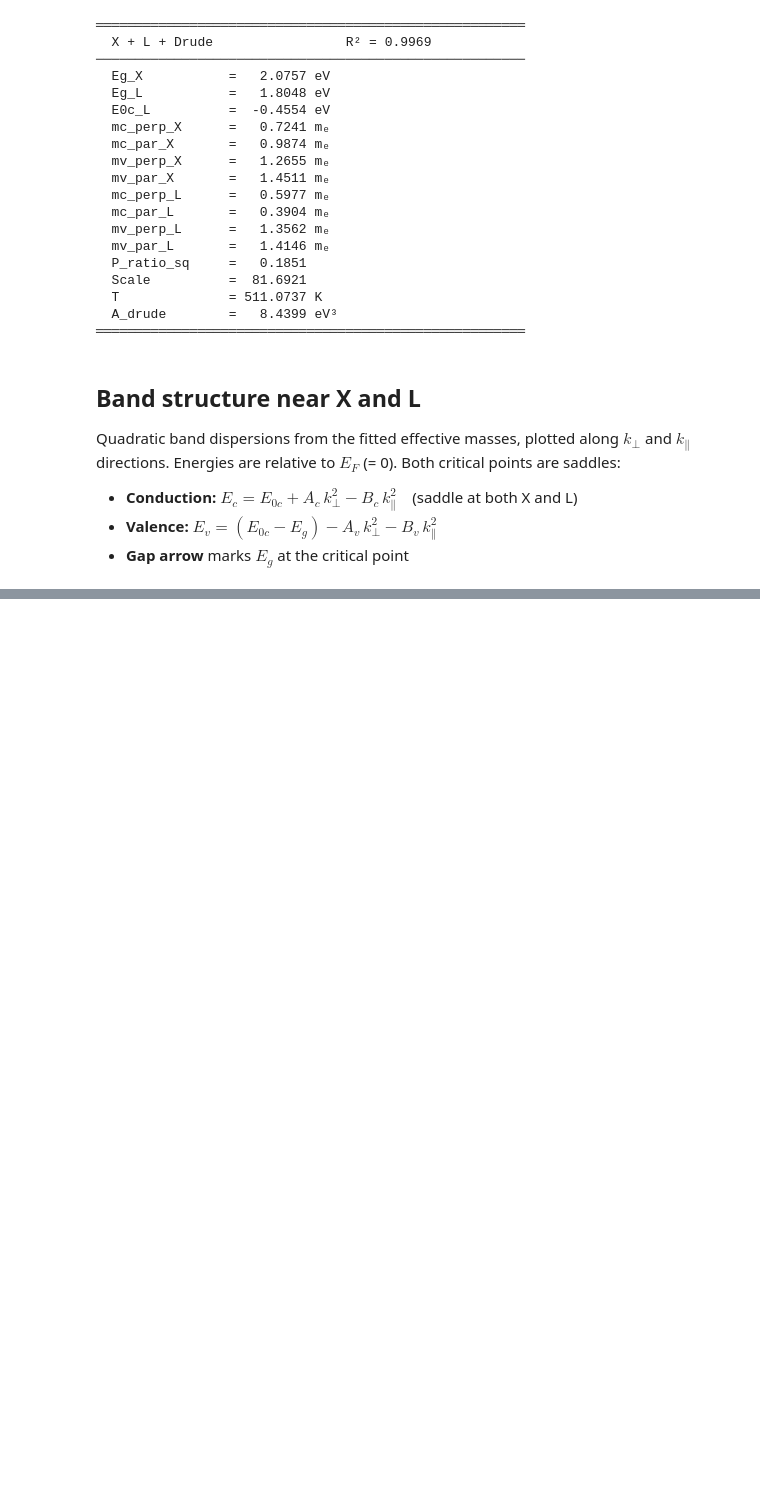
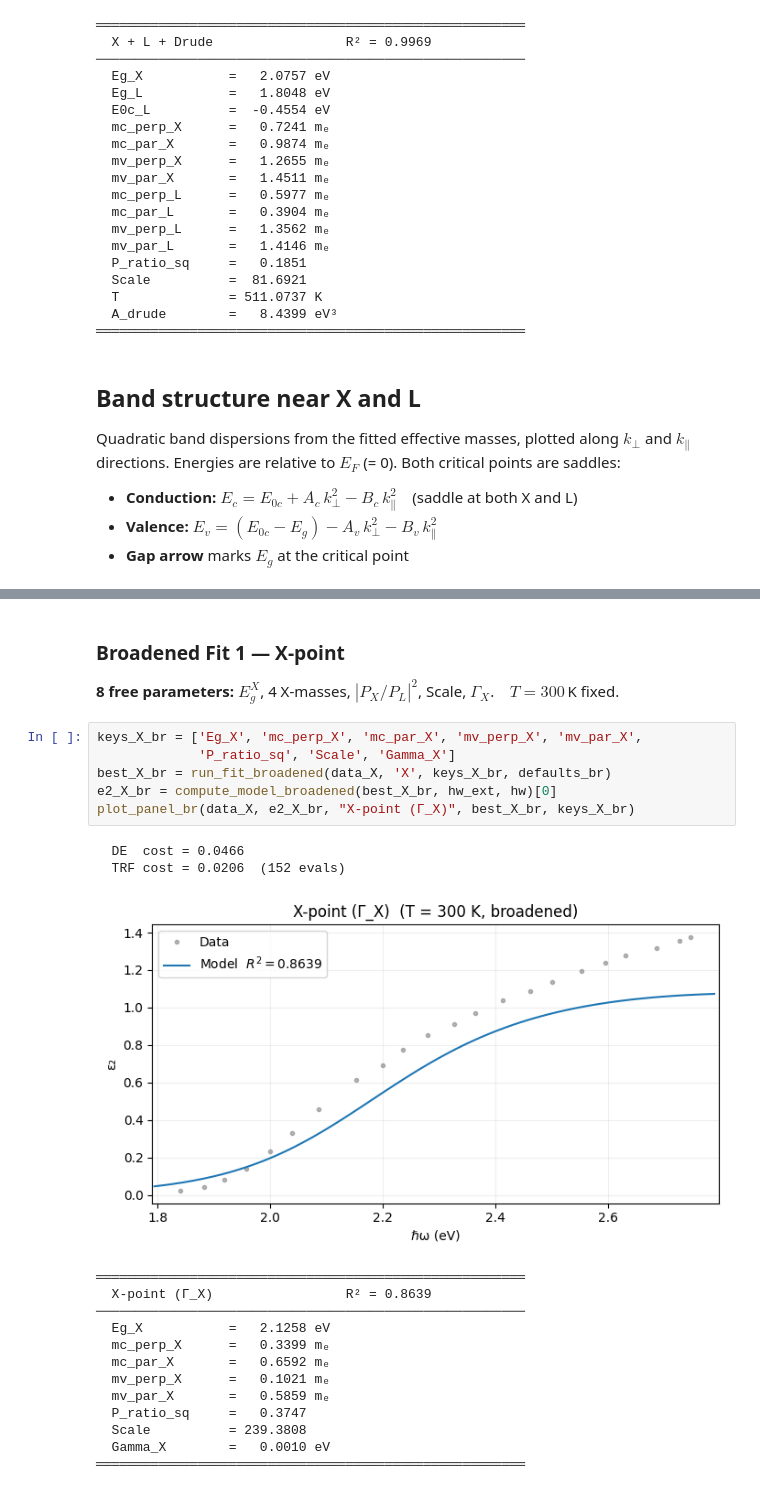
Before and after one commit to shpigelben/metal_photoluminescence, a Jupyter notebook: code/main/3_RoseiAnalysis.ipynb, the cells around one changed output, grey strips where cells are left out. Cells and saved outputs as stored; diff of their text form; blank space fills up the shorter version.

```diff
--- a/code/main/3_RoseiAnalysis.ipynb
+++ b/code/main/3_RoseiAnalysis.ipynb
@@ -389,0 +500,26 @@ L:  E0c = -0.851 eV,  E0v = -2.264 eV,  Eg = 1.412 eV
+# %% [markdown]
+### Broadened Fit 1 — X-point
+
+**8 free parameters:** $E_g^X$, 4 X-masses, $|P_X/P_L|^2$, Scale, $\Gamma_X$. &ensp; $T = 300\,$K fixed.
+# %%
+keys_X_br = ['Eg_X', 'mc_perp_X', 'mc_par_X', 'mv_perp_X', 'mv_par_X',
+             'P_ratio_sq', 'Scale', 'Gamma_X']
+best_X_br = run_fit_broadened(data_X, 'X', keys_X_br, defaults_br)
+e2_X_br = compute_model_broadened(best_X_br, hw_ext, hw)[0]
+plot_panel_br(data_X, e2_X_br, "X-point (Γ_X)", best_X_br, keys_X_br)
+# %% [output]
+  DE  cost = 0.0466
+  TRF cost = 0.0206  (152 evals)
+[figure, added]
+═══════════════════════════════════════════════════════
+  X-point (Γ_X)                 R² = 0.8639
+───────────────────────────────────────────────────────
+  Eg_X           =   2.1258 eV
+  mc_perp_X      =   0.3399 mₑ
+  mc_par_X       =   0.6592 mₑ
+  mv_perp_X      =   0.1021 mₑ
+  mv_par_X       =   0.5859 mₑ
+  P_ratio_sq     =   0.3747
+  Scale          = 239.3808
+  Gamma_X        =   0.0010 eV
+═══════════════════════════════════════════════════════
```
Also changed, not shown: parts of 10 cells of this notebook, 2 other files.
